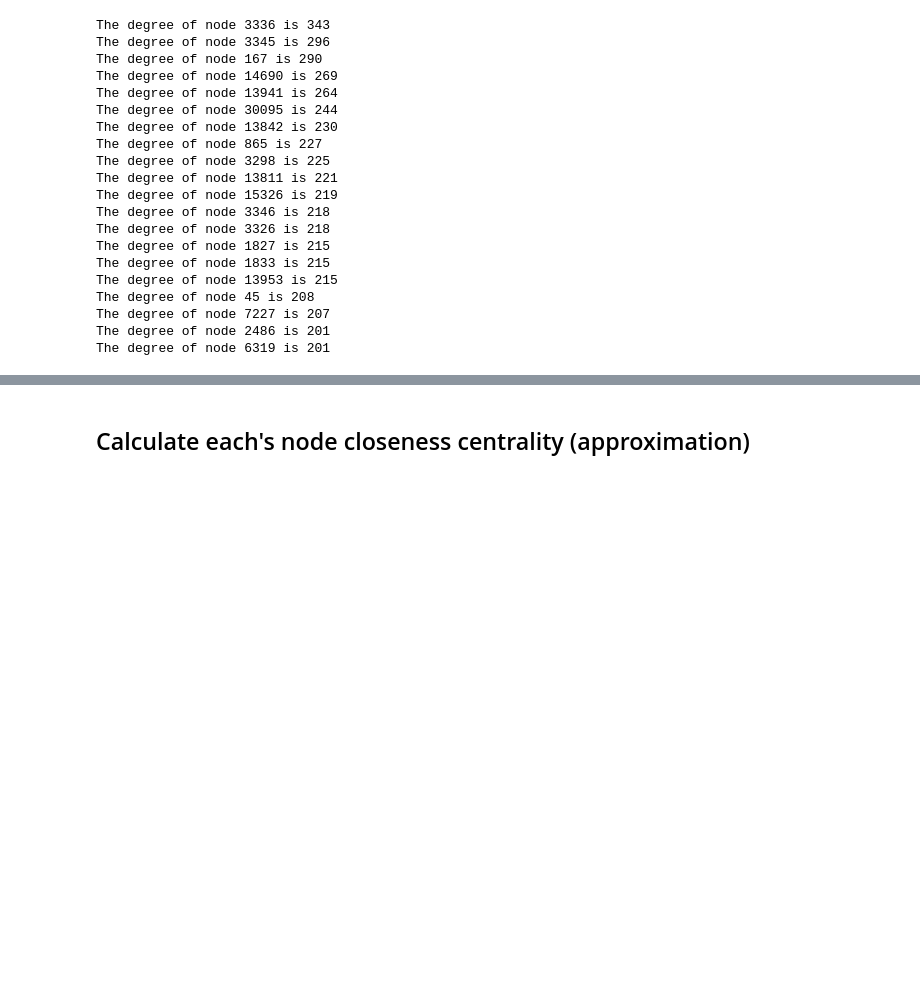
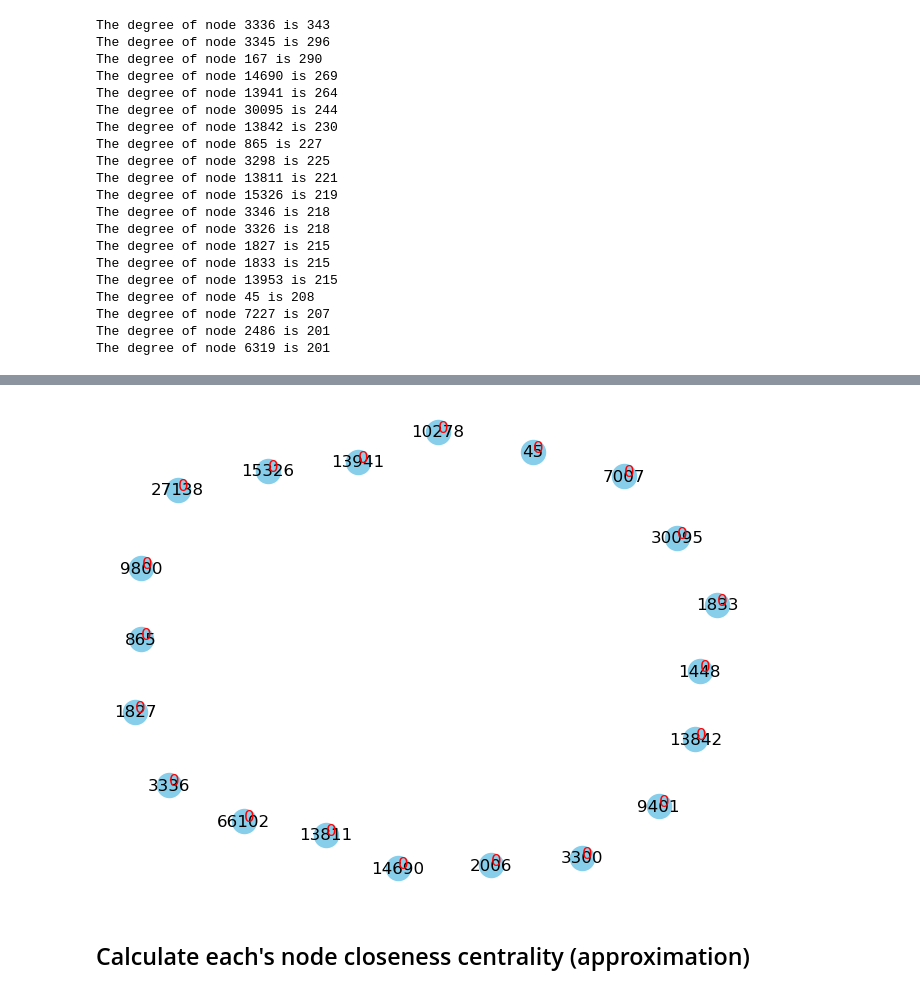
Before and after one commit to vanbuncha/snacs, a Jupyter notebook: project/shortest_path_est.ipynb, the cells around one changed output, grey strips where cells are left out. Saved outputs shown, nothing was run; the diff lists cells and outputs as text; code cells hidden in the pictures; blank space fills up the shorter version.

Commit message:
centrality measures with repulsion

```diff
--- a/project/shortest_path_est.ipynb
+++ b/project/shortest_path_est.ipynb
@@ -87,11 +86,11 @@ Landmark List: [281365, 268588, 197617, 14306, 116569, 101195, 108644, 21442, 26
 # %% [markdown]
 ## Calculating each node's degree
 # %%
-# Define the number of top nodes to print
+# Top 20 degree nodes regardless of area of repulsion
 N = 20
 
 # Get the top nodes with the highest degree
-top_nodes_degree = sorted(G_dblp.nodes(), key=G_dblp.degree, reverse=True)[:N]
+top_nodes_degree = [node for node in sorted(G_dblp.nodes(), key=G_dblp.degree, reverse=True)][:N]
 
 # Print the degree for each of the top nodes
 for node in top_nodes_degree:
@@ -121,3 +165,26 @@ The degree of node 6319 is 201
+# %%
+import matplotlib.pyplot as plt
+
+# Define the number of top nodes to print
+N = 20
+
+
+
+# Create a subgraph with only the top nodes
+H = G_dblp.subgraph(selected_nodes)
+
+# Draw the graph
+pos = nx.spring_layout(H)
+nx.draw(H, pos, with_labels=True, node_color='skyblue')
+
+# Draw the node degree on the graph
+node_degree = nx.degree(H)
+for node, degree in node_degree:
+    plt.text(pos[node][0], pos[node][1], str(degree), fontsize=12, color='red')
+
+plt.show()
+# %% [output]
+[figure, added]
 # %% [markdown]
 ## Calculate each's node closeness centrality (approximation)
 # %%
```
Also changed, not shown: parts of 5 cells of this notebook.
